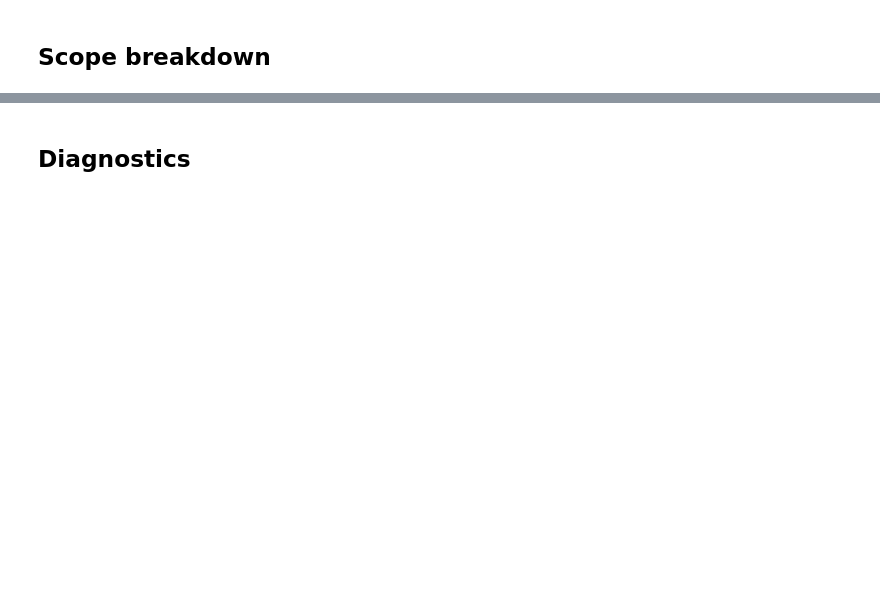
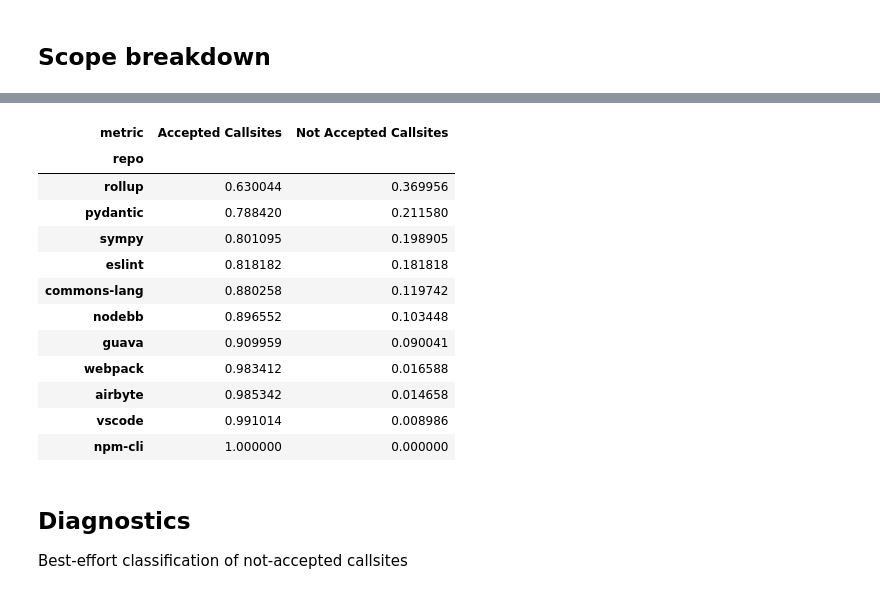
Before and after one commit to megascienta/sciona, a Jupyter notebook: validations/build_status_reports/evaluation.ipynb, the cells around one changed output, grey strips where cells are left out. Saved outputs shown, nothing was run; the diff lists cells and outputs as text; code cells hidden in the pictures; blank space fills up the shorter version.

```diff
--- a/validations/build_status_reports/evaluation.ipynb
+++ b/validations/build_status_reports/evaluation.ipynb
@@ -467,5 +488,22 @@ plt.show()
+# %%
+tests_df.sort_values("Accepted Callsites", ascending=True)
+# %% [output]
+| metric | Accepted Callsites | Not Accepted Callsites |
+| repo |  |  |
+| rollup | 0.630044 | 0.369956 |
+| pydantic | 0.788420 | 0.211580 |
+| sympy | 0.801095 | 0.198905 |
+| eslint | 0.818182 | 0.181818 |
+| commons-lang | 0.880258 | 0.119742 |
+| nodebb | 0.896552 | 0.103448 |
+| guava | 0.909959 | 0.090041 |
+| webpack | 0.983412 | 0.016588 |
+| airbyte | 0.985342 | 0.014658 |
+| vscode | 0.991014 | 0.008986 |
+| npm-cli | 1.000000 | 0.000000 |
 # %% [markdown]
 ## Diagnostics
+Best-effort classification of not-accepted callsites
 # %%
 df_section(totals_df, "Not Accepted Callsites")
 # %% [output]
```
Also changed, not shown: parts of 22 cells of this notebook, 12 other files.
